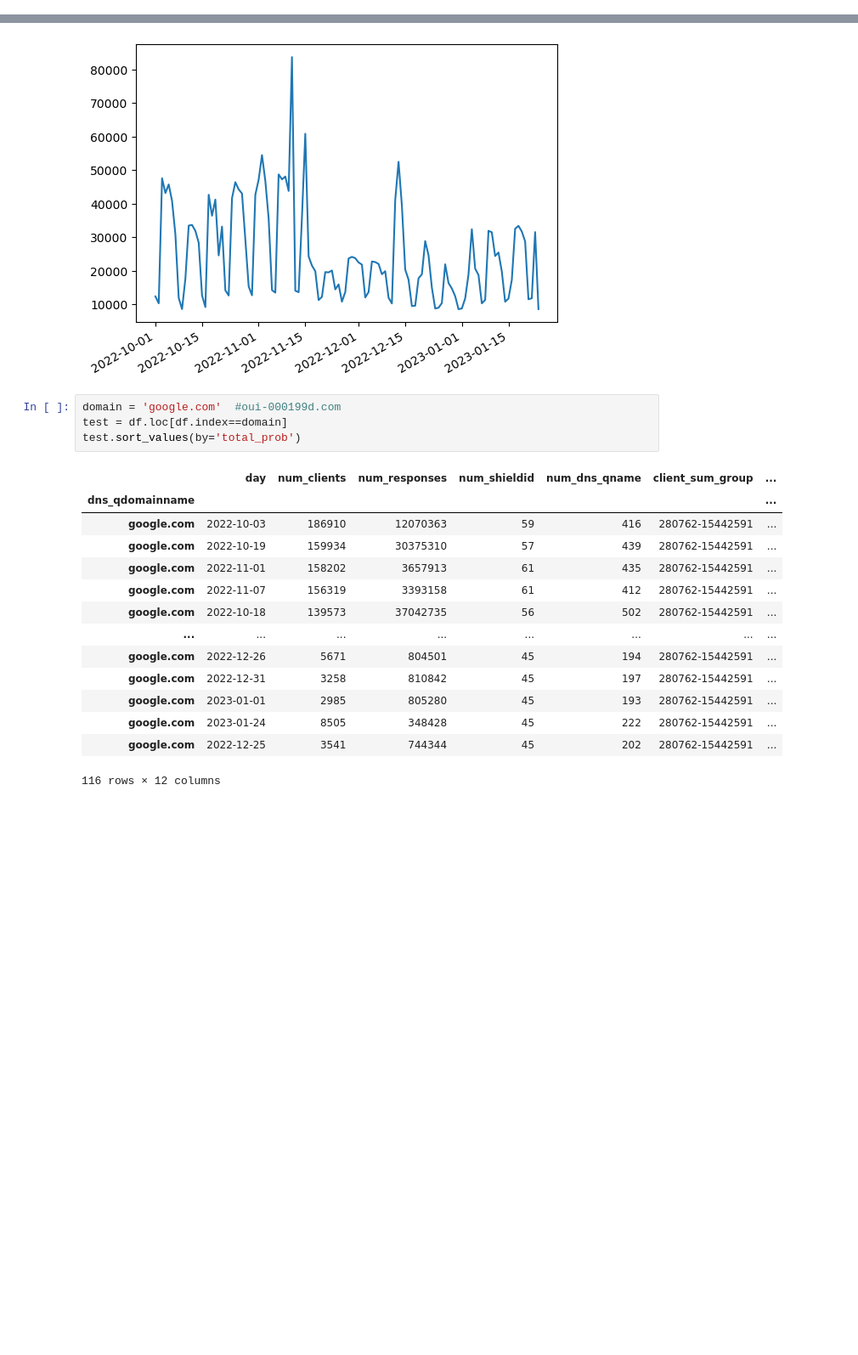
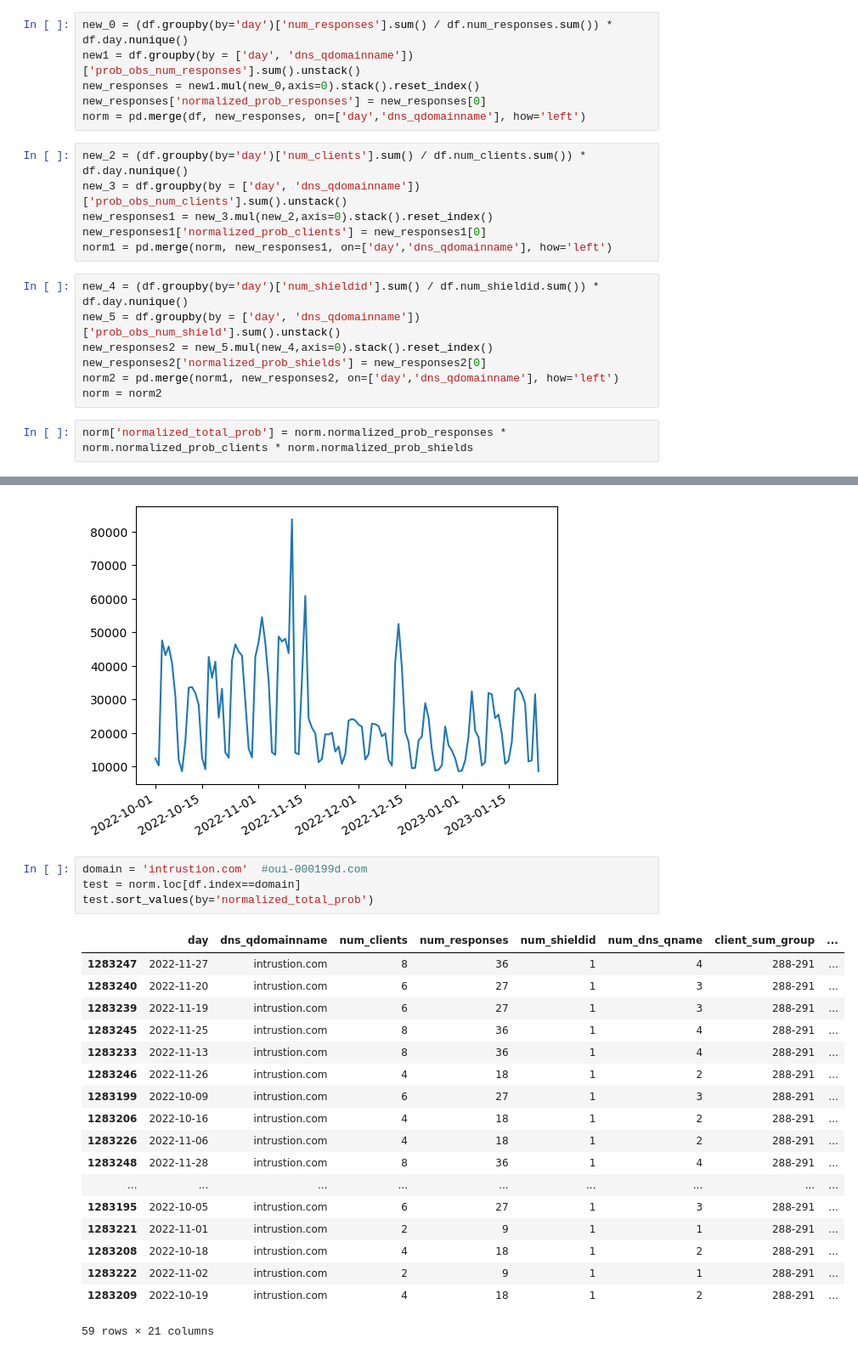
Before and after one commit to IntrusionINTZ/UniversityOfMontana_2023Spring, a Jupyter notebook: Jack/Anomaly Predictor.ipynb, the cells around one changed output, grey strips where cells are left out. Shown at 85% size. Saved outputs shown, nothing was run; the diff lists cells and outputs as text; blank space fills up the shorter version.

```diff
--- a/Jack/Anomaly Predictor.ipynb
+++ b/Jack/Anomaly Predictor.ipynb
@@ -138,0 +102,21 @@ df.groupby(by='day')["prob_obs_num_responses"].sum().plot()
+# %%
+new_0 = (df.groupby(by='day')['num_responses'].sum() / df.num_responses.sum()) * df.day.nunique()
+new1 = df.groupby(by = ['day', 'dns_qdomainname'])['prob_obs_num_responses'].sum().unstack()
+new_responses = new1.mul(new_0,axis=0).stack().reset_index()
+new_responses['normalized_prob_responses'] = new_responses[0]
+norm = pd.merge(df, new_responses, on=['day','dns_qdomainname'], how='left')
+# %%
+new_2 = (df.groupby(by='day')['num_clients'].sum() / df.num_clients.sum()) * df.day.nunique()
+new_3 = df.groupby(by = ['day', 'dns_qdomainname'])['prob_obs_num_clients'].sum().unstack()
+new_responses1 = new_3.mul(new_2,axis=0).stack().reset_index()
+new_responses1['normalized_prob_clients'] = new_responses1[0]
+norm1 = pd.merge(norm, new_responses1, on=['day','dns_qdomainname'], how='left')
+# %%
+new_4 = (df.groupby(by='day')['num_shieldid'].sum() / df.num_shieldid.sum()) * df.day.nunique()
+new_5 = df.groupby(by = ['day', 'dns_qdomainname'])['prob_obs_num_shield'].sum().unstack()
+new_responses2 = new_5.mul(new_4,axis=0).stack().reset_index()
+new_responses2['normalized_prob_shields'] = new_responses2[0]
+norm2 = pd.merge(norm1, new_responses2, on=['day','dns_qdomainname'], how='left')
+norm = norm2
+# %%
+norm['normalized_total_prob'] = norm.normalized_prob_responses * norm.normalized_prob_clients * norm.normalized_prob_shields
@@ -143,24 +148,28 @@ abc.day.value_counts().plot()
 <AxesSubplot:>
 [figure]
 # %%
-domain = 'google.com'  #oui-000199d.com
-test = df.loc[df.index==domain]
-test.sort_values(by='total_prob')
+domain = 'intrustion.com'  #oui-000199d.com
+test = norm.loc[df.index==domain]
+test.sort_values(by='normalized_total_prob')
 # %% [output]
-|  | day | num_clients | num_responses | num_shieldid | num_dns_qname | client_sum_group | ... |
-| dns_qdomainname |  |  |  |  |  |  | ... |
-| google.com | 2022-10-03 | 186910 | 12070363 | 59 | 416 | 280762-15442591 | ... |
-| google.com | 2022-10-19 | 159934 | 30375310 | 57 | 439 | 280762-15442591 | ... |
-| google.com | 2022-11-01 | 158202 | 3657913 | 61 | 435 | 280762-15442591 | ... |
-| google.com | 2022-11-07 | 156319 | 3393158 | 61 | 412 | 280762-15442591 | ... |
-| google.com | 2022-10-18 | 139573 | 37042735 | 56 | 502 | 280762-15442591 | ... |
-| ... | ... | ... | ... | ... | ... | ... | ... |
-| google.com | 2022-12-26 | 5671 | 804501 | 45 | 194 | 280762-15442591 | ... |
-| google.com | 2022-12-31 | 3258 | 810842 | 45 | 197 | 280762-15442591 | ... |
-| google.com | 2023-01-01 | 2985 | 805280 | 45 | 193 | 280762-15442591 | ... |
-| google.com | 2023-01-24 | 8505 | 348428 | 45 | 222 | 280762-15442591 | ... |
-| google.com | 2022-12-25 | 3541 | 744344 | 45 | 202 | 280762-15442591 | ... |
+|  | day | dns_qdomainname | num_clients | num_responses | num_shieldid | num_dns_qname | client_sum_group | ... |
+| 1283247 | 2022-11-27 | intrustion.com | 8 | 36 | 1 | 4 | 288-291 | ... |
+| 1283240 | 2022-11-20 | intrustion.com | 6 | 27 | 1 | 3 | 288-291 | ... |
+| 1283239 | 2022-11-19 | intrustion.com | 6 | 27 | 1 | 3 | 288-291 | ... |
+| 1283245 | 2022-11-25 | intrustion.com | 8 | 36 | 1 | 4 | 288-291 | ... |
+| 1283233 | 2022-11-13 | intrustion.com | 8 | 36 | 1 | 4 | 288-291 | ... |
+| 1283246 | 2022-11-26 | intrustion.com | 4 | 18 | 1 | 2 | 288-291 | ... |
+| 1283199 | 2022-10-09 | intrustion.com | 6 | 27 | 1 | 3 | 288-291 | ... |
+| 1283206 | 2022-10-16 | intrustion.com | 4 | 18 | 1 | 2 | 288-291 | ... |
+| 1283226 | 2022-11-06 | intrustion.com | 4 | 18 | 1 | 2 | 288-291 | ... |
+| 1283248 | 2022-11-28 | intrustion.com | 8 | 36 | 1 | 4 | 288-291 | ... |
+| ... | ... | ... | ... | ... | ... | ... | ... | ... |
+| 1283195 | 2022-10-05 | intrustion.com | 6 | 27 | 1 | 3 | 288-291 | ... |
+| 1283221 | 2022-11-01 | intrustion.com | 2 | 9 | 1 | 1 | 288-291 | ... |
+| 1283208 | 2022-10-18 | intrustion.com | 4 | 18 | 1 | 2 | 288-291 | ... |
+| 1283222 | 2022-11-02 | intrustion.com | 2 | 9 | 1 | 1 | 288-291 | ... |
+| 1283209 | 2022-10-19 | intrustion.com | 4 | 18 | 1 | 2 | 288-291 | ... |
-116 rows × 12 columns
+59 rows × 21 columns
 # %%
 fig, axs = plt.subplots(2, 2, figsize=(14, 8))
 
```
Also changed, not shown: parts of 13 cells of this notebook.
